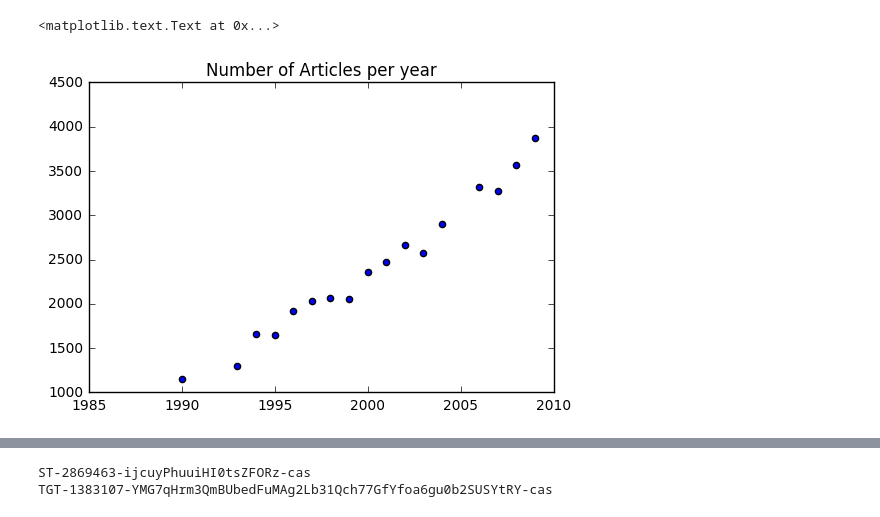
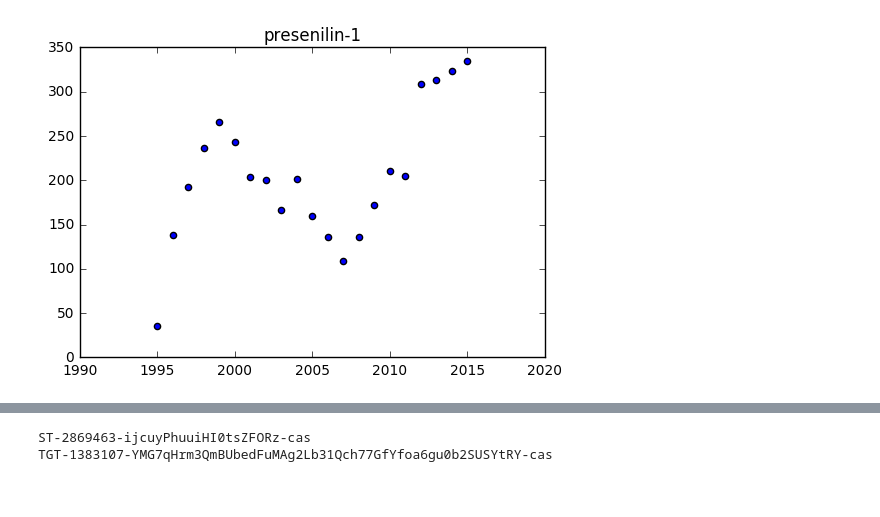
Before and after one commit to akarazeev/BioHack2017, a Jupyter notebook: main.ipynb, the cells around one changed output, grey strips where cells are left out. Drawn from its saved outputs; the diff is of its cells as text; code cells hidden in the pictures.

```diff
--- a/main.ipynb
+++ b/main.ipynb
@@ -311,0 +363,8 @@ plt.scatter(inxs, to_draw)
+# %%
+for y in [1990, 2000, 2010, 2015]:
+    print("Year: {}".format(y))
+    print('-----')
+    for inst in dict_of_topn[y]:
+        print(inst)
+    print('########')
+    print()
@@ -311,0 +442,23 @@ plt.scatter(inxs, to_draw)
+# %%
+for y in [1990, 2000, 2010, 2015]:
+    fig = plt.figure(1)
+    for n,inst in enumerate(dict_of_topn[y]):
+        ax = fig.add_subplot(111)
+
+        to_draw = []
+        inxs = []
+
+        print(y, inst)
+        for i in range(1990, 2016):
+            if i in data and inst in data[i]['chemicals']:
+                tmp = data[i]['chemicals'][inst]
+                to_draw.append(tmp)
+                inxs.append(i)
+        ax.plot(inxs, to_draw, label=inst)
+
+    handles, labels = ax.get_legend_handles_labels()
+    lgd = ax.legend(handles, labels, loc='upper center', bbox_to_anchor=(1.4,1))
+
+    ax.grid('on')
+    plt.title("Year: {}".format(y))
+    plt.show()
@@ -312,17 +563,20 @@ plt.scatter(inxs, to_draw)
 # %%
+# PRESENILIN
+
 to_draw = []
 inxs = []
+term1 = 'presenilin-1'
+term2 = 'psen1 protein, human'
 
-for i in range(1990, 2018):
-    if i in data:
-        tmp = data[i]['count_articles']
+for i in range(1990, 2016):
+    if i in data and term1 in data[i]['chemicals'] and term2 in data[i]['chemicals']:
+        tmp = data[i]['chemicals'][term1] + data[i]['chemicals'][term2]
         to_draw.append(tmp)
         inxs.append(i)
-#         print(i, tmp)
 
 plt.figure()
+plt.title(term1)
 plt.scatter(inxs, to_draw)
-plt.title('Number of Articles per year')
+plt.savefig(term1)
 # %% [output]
-<matplotlib.text.Text at 0x...>
-[figure, old version]
+[figure, new version]
```
Also changed, not shown: parts of 13 cells of this notebook, 23 other files.
